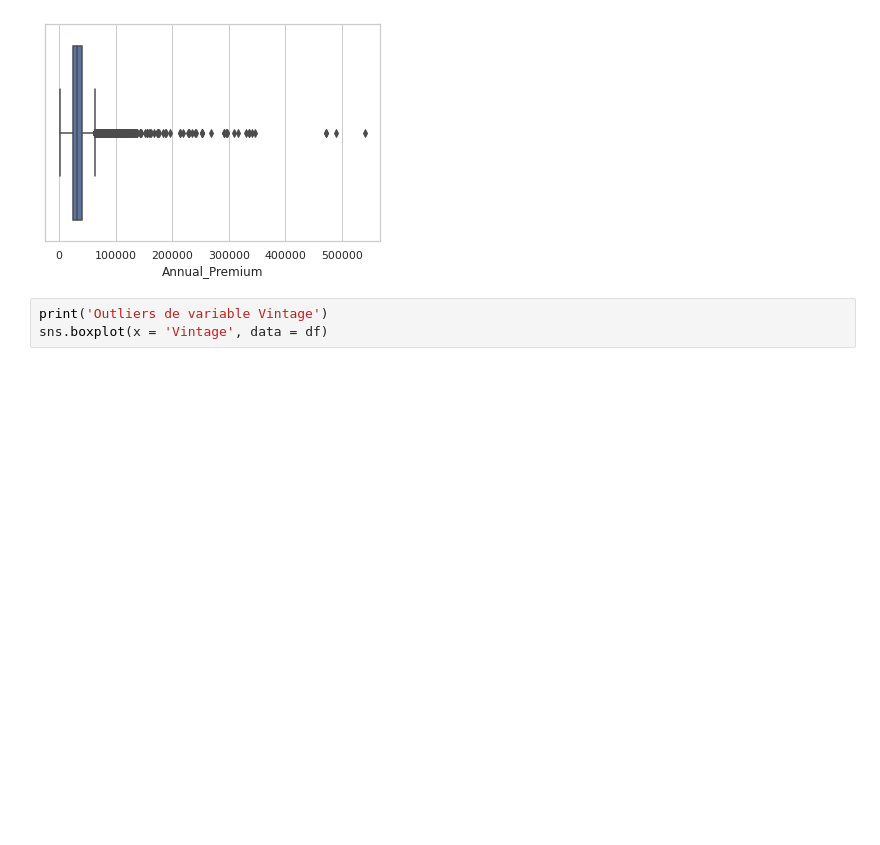
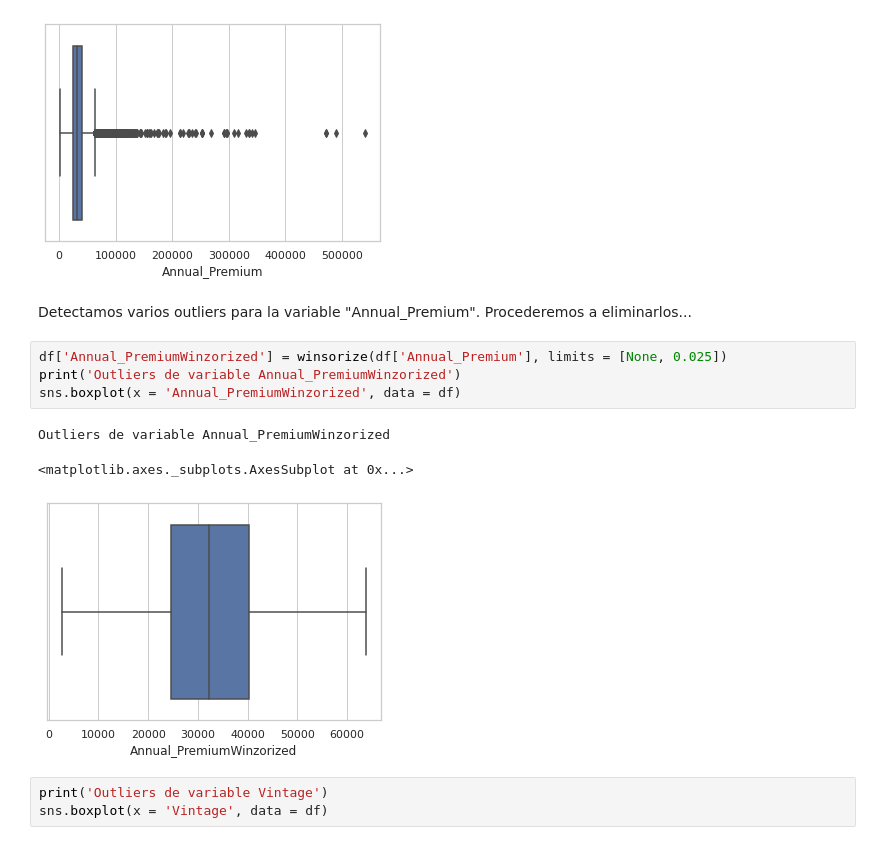
Before and after one commit to Ecaballero333/Obligatorio_ML, a Jupyter notebook: VallarinoIgnacio_CaballeroEduardo_Obligatorio_ML.ipynb, the cells around one changed output. Drawn from its saved outputs; the diff is of its cells as text; blank space fills up the shorter version.

```diff
--- a/VallarinoIgnacio_CaballeroEduardo_Obligatorio_ML.ipynb
+++ b/VallarinoIgnacio_CaballeroEduardo_Obligatorio_ML.ipynb
@@ -144,6 +156,16 @@ sns.boxplot(x = 'Annual_Premium', data = df)
 Outliers de variable Annual_Premium
 <matplotlib.axes._subplots.AxesSubplot at 0x...>
 [figure]
+# %% [markdown]
+Detectamos varios outliers para la variable "Annual_Premium". Procederemos a eliminarlos...
+# %%
+df['Annual_PremiumWinzorized'] = winsorize(df['Annual_Premium'], limits = [None, 0.025])
+print('Outliers de variable Annual_PremiumWinzorized')
+sns.boxplot(x = 'Annual_PremiumWinzorized', data = df)
+# %% [output]
+Outliers de variable Annual_PremiumWinzorized
+<matplotlib.axes._subplots.AxesSubplot at 0x...>
+[figure, added]
 # %%
 print('Outliers de variable Vintage')
 sns.boxplot(x = 'Vintage', data = df)
```
Also changed, not shown: parts of 3 cells of this notebook.
